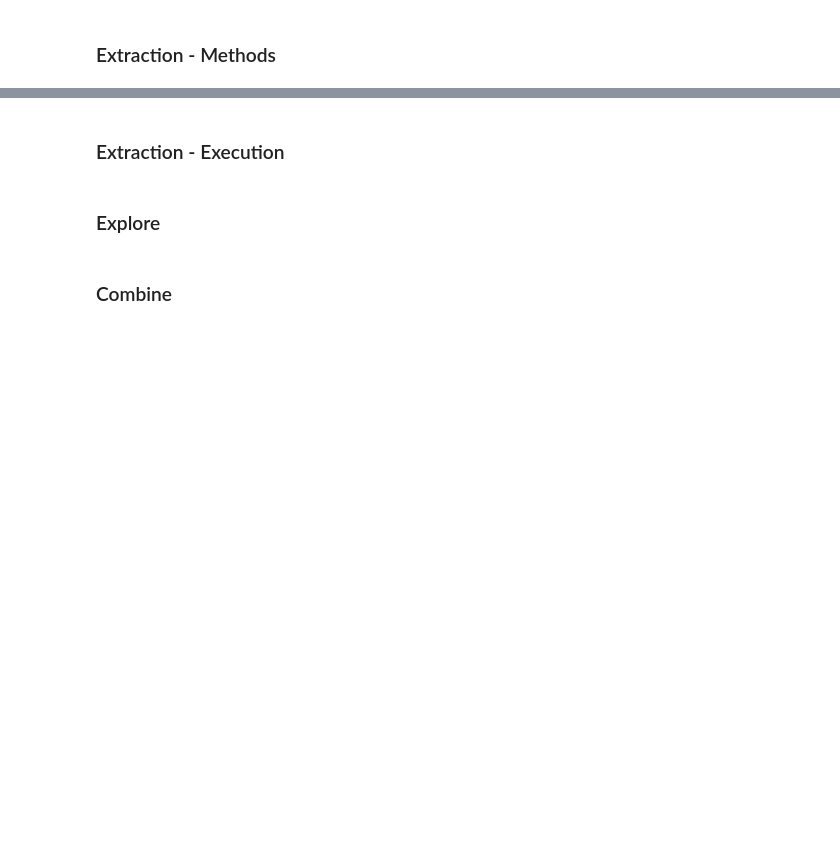
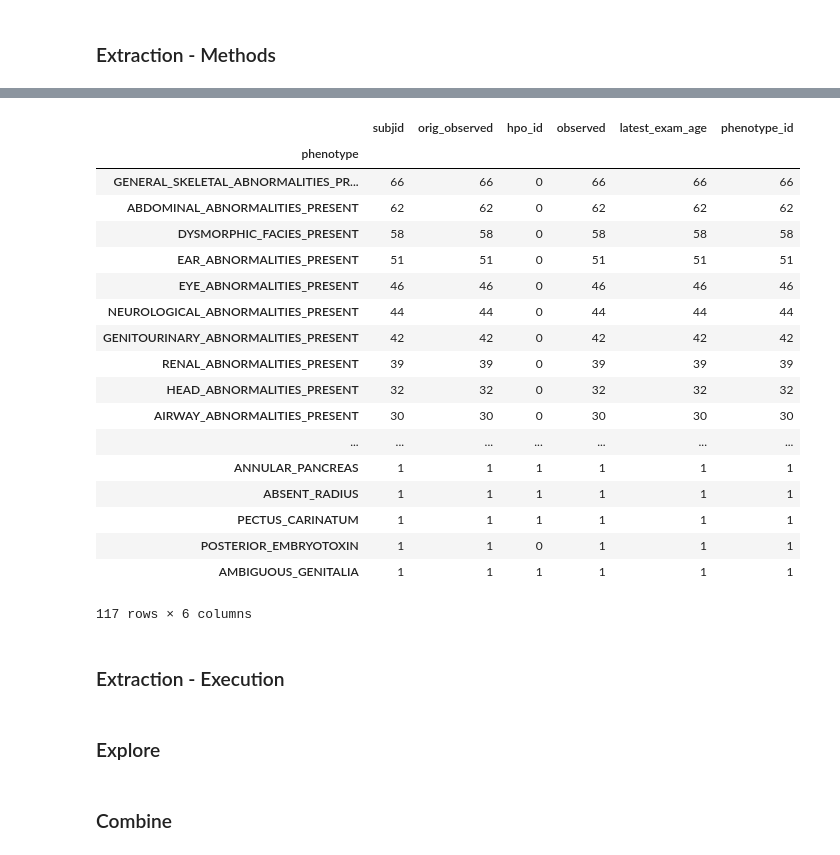
Before and after one commit to ConnorBarnhill/kf-api-dataservice, a Jupyter notebook: dataservice/util/data_import/seidman/Seidman-Import.ipynb, the cells around one changed output, grey strips where cells are left out. Drawn from its saved outputs; the diff is of its cells as text; code cells hidden in the pictures; blank space fills up the shorter version.

```diff
--- a/dataservice/util/data_import/seidman/Seidman-Import.ipynb
+++ b/dataservice/util/data_import/seidman/Seidman-Import.ipynb
@@ -235,3 +164,25 @@ df
+# %%
+phenos.groupby(['phenotype']).count().sort_values(['subjid'], ascending=False)
+# %% [output]
+|  | subjid | orig_observed | hpo_id | observed | latest_exam_age | phenotype_id |
+| phenotype |  |  |  |  |  |  |
+| GENERAL_SKELETAL_ABNORMALITIES_PR... | 66 | 66 | 0 | 66 | 66 | 66 |
+| ABDOMINAL_ABNORMALITIES_PRESENT | 62 | 62 | 0 | 62 | 62 | 62 |
+| DYSMORPHIC_FACIES_PRESENT | 58 | 58 | 0 | 58 | 58 | 58 |
+| EAR_ABNORMALITIES_PRESENT | 51 | 51 | 0 | 51 | 51 | 51 |
+| EYE_ABNORMALITIES_PRESENT | 46 | 46 | 0 | 46 | 46 | 46 |
+| NEUROLOGICAL_ABNORMALITIES_PRESENT | 44 | 44 | 0 | 44 | 44 | 44 |
+| GENITOURINARY_ABNORMALITIES_PRESENT | 42 | 42 | 0 | 42 | 42 | 42 |
+| RENAL_ABNORMALITIES_PRESENT | 39 | 39 | 0 | 39 | 39 | 39 |
+| HEAD_ABNORMALITIES_PRESENT | 32 | 32 | 0 | 32 | 32 | 32 |
+| AIRWAY_ABNORMALITIES_PRESENT | 30 | 30 | 0 | 30 | 30 | 30 |
+| ... | ... | ... | ... | ... | ... | ... |
+| ANNULAR_PANCREAS | 1 | 1 | 1 | 1 | 1 | 1 |
+| ABSENT_RADIUS | 1 | 1 | 1 | 1 | 1 | 1 |
+| PECTUS_CARINATUM | 1 | 1 | 1 | 1 | 1 | 1 |
+| POSTERIOR_EMBRYOTOXIN | 1 | 1 | 0 | 1 | 1 | 1 |
+| AMBIGUOUS_GENITALIA | 1 | 1 | 1 | 1 | 1 | 1 |
+117 rows × 6 columns
 # %%
 # Gender
 @reformat_column_names
```
Also changed, not shown: parts of 5 cells of this notebook.
